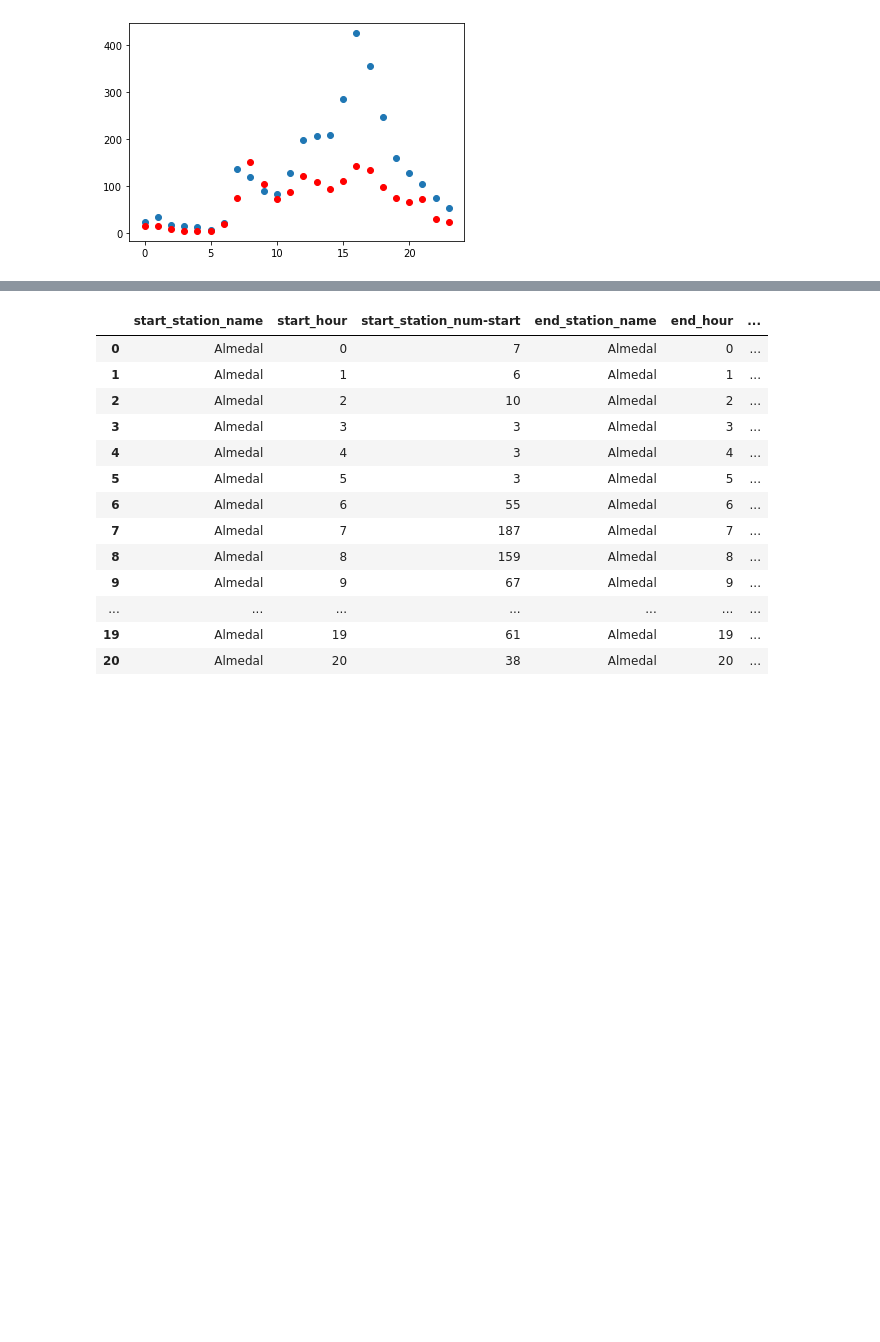
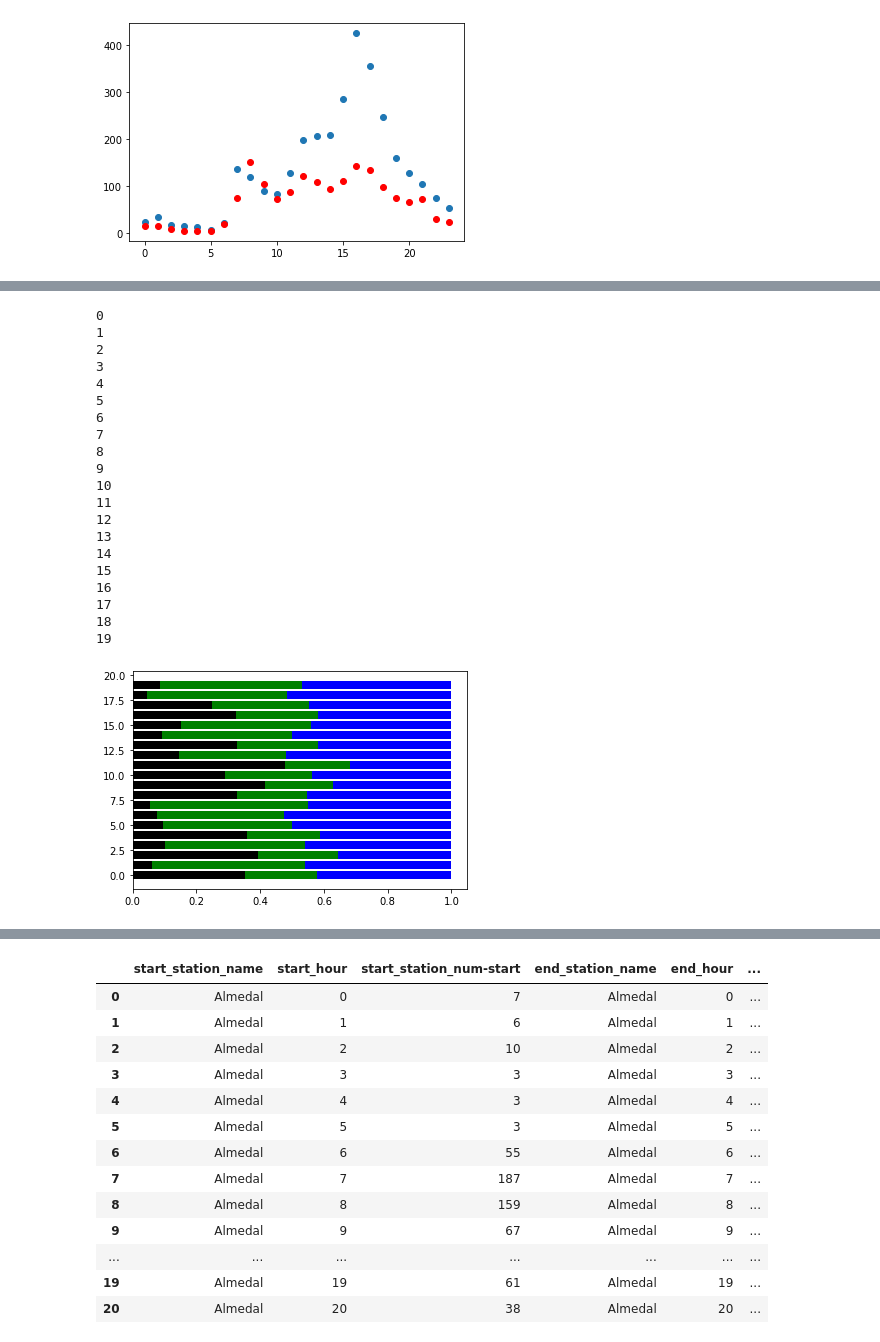
Before and after one commit to flowton/bike-rental, a Jupyter notebook: bike-rental-gbg.ipynb, the cells around one changed output, grey strips where cells are left out. Drawn from its saved outputs; the diff is of its cells as text; code cells hidden in the pictures; blank space fills up the shorter version.

```diff
--- a/bike-rental-gbg.ipynb
+++ b/bike-rental-gbg.ipynb
@@ -467,5 +467,5 @@ def viz_start_end(data, stations, h_start = 'unspecified', h_end = 'unspecified'
         plt.legend()
         plt.title(f'Start and End between {h_start} and {h_end}')
 
-data, stations = filter_data_2(h_start = 6, h_end = 9, min_trips = 1, num_results= 1000, sort_order= 'total_diff')
+data, stations = filter_data_2(h_start = 6, h_end = 9, min_trips = 100, num_results= 10, sort_order= 'total_diff')
 #viz_start_end(data, stations)
@@ -505,0 +599,27 @@ plt.scatter(top['start_hour'], top['start_station_num-end'], color = 'red')
+# %%
+temp4_lim = temp4[temp4['start_station_name'].isin(stations)]
+temp4_lim_features = temp4_lim[['prop_6-9', 'prop_16-19', 'prop_other']]
+kmeans_model = KMeans(n_clusters = 3).fit(temp4_lim_features)
+
+temp4_lim
+
+kmeans_model.cluster_centers_
+
+kmeans_model.labels_
+
+clusters = {}
+cluster_three = []
+cluster_zero = []
+cluster_one = []
+cluster_two = []
+for index,label in enumerate(kmeans_model.labels_):
+
+    print('index: ' + str(index))
+    print('label: ' + str(label))
+    station = temp4_lim.iloc[index,0]
+    if label == 0:
+        cluster_zero.append(station)
+    elif label == 1:
+        cluster_one.append(station)
+    else:
+        cluster_two.append(station)
@@ -505,0 +644,32 @@ plt.scatter(top['start_hour'], top['start_station_num-end'], color = 'red')
+# %%
+#print(kmeans_model.cluster_centers_)
+
+#row = temp4_lim.iloc[0]
+for i in range(len(temp4_lim)):
+    print(i)
+    row = temp4_lim.iloc[i]
+    plt.barh([i], row['prop_6-9'], color = 'black')
+    plt.barh([i], row['prop_16-19'], left = (row['prop_6-9']), color = 'green')
+    plt.barh([i], row['prop_other'], left = (row['prop_6-9'] + row['prop_16-19']), color = 'blue')
+# %% [output]
+0
+1
+2
+3
+4
+5
+6
+7
+8
+9
+10
+11
+12
+13
+14
+15
+16
+17
+18
+19
+[figure, added]
```
Also changed, not shown: parts of 18 cells of this notebook.
